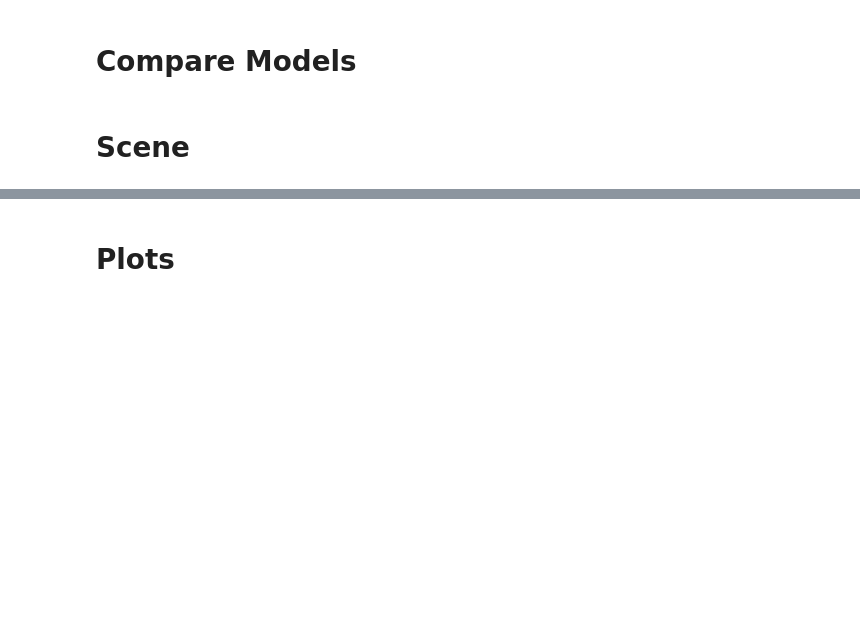
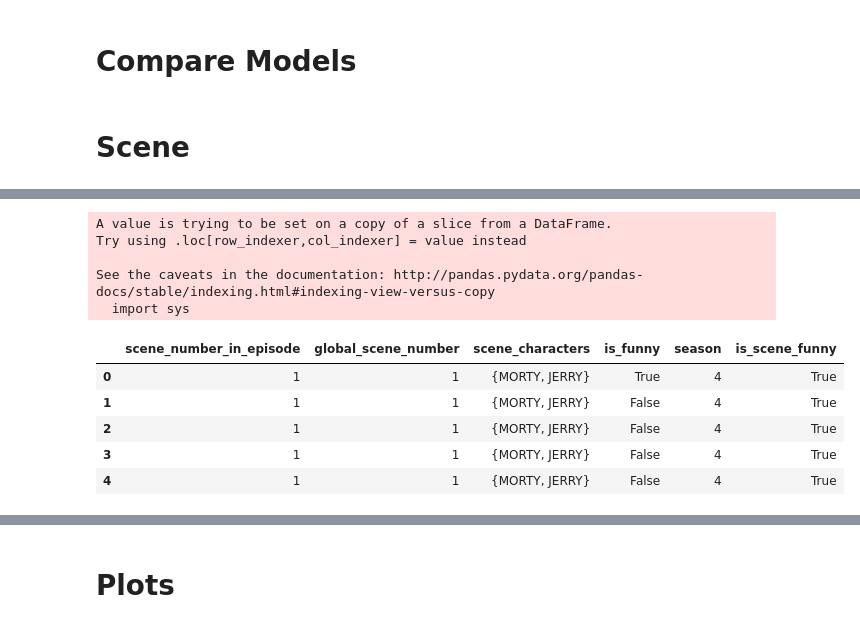
Before and after one commit to yuvaljacoby/seinfeld_laugh_prediction, a Jupyter notebook: Yuval'sPlayGround.ipynb, the cells around one changed output, grey strips where cells are left out. Saved outputs shown, nothing was run; the diff lists cells and outputs as text; code cells hidden in the pictures; blank space fills up the shorter version.

```diff
--- a/Yuval'sPlayGround.ipynb
+++ b/Yuval'sPlayGround.ipynb
@@ -117,0 +116,21 @@ df[df.n_scene_characters == 1]
+# %%
+# add for each scene is the scene funny
+funny_scene_df = pd.DataFrame(community_df.groupby(by='global_scene_number')['is_funny'].sum() > 0)
+def add_funny_scecne(x, df):
+    return [x.is_funny] * sum(df.global_scene_number == x.name)
+funny_scene_ls = funny_scene_df.apply(add_funny_scecne, args=(community_df,), axis=1)
+funny_scene = [st for row in funny_scene_ls for st in row]
+community_df['is_scene_funny'] = funny_scene
+community_df.head()
+# %% [output]
+A value is trying to be set on a copy of a slice from a DataFrame.
+Try using .loc[row_indexer,col_indexer] = value instead
+
+See the caveats in the documentation: http://pandas.pydata.org/pandas-docs/stable/indexing.html#indexing-view-versus-copy
+  import sys
+|  | scene_number_in_episode | global_scene_number | scene_characters | is_funny | season | is_scene_funny |
+| 0 | 1 | 1 | {MORTY, JERRY} | True | 4 | True |
+| 1 | 1 | 1 | {MORTY, JERRY} | False | 4 | True |
+| 2 | 1 | 1 | {MORTY, JERRY} | False | 4 | True |
+| 3 | 1 | 1 | {MORTY, JERRY} | False | 4 | True |
+| 4 | 1 | 1 | {MORTY, JERRY} | False | 4 | True |
```
Also changed, not shown: parts of 20 cells of this notebook.
